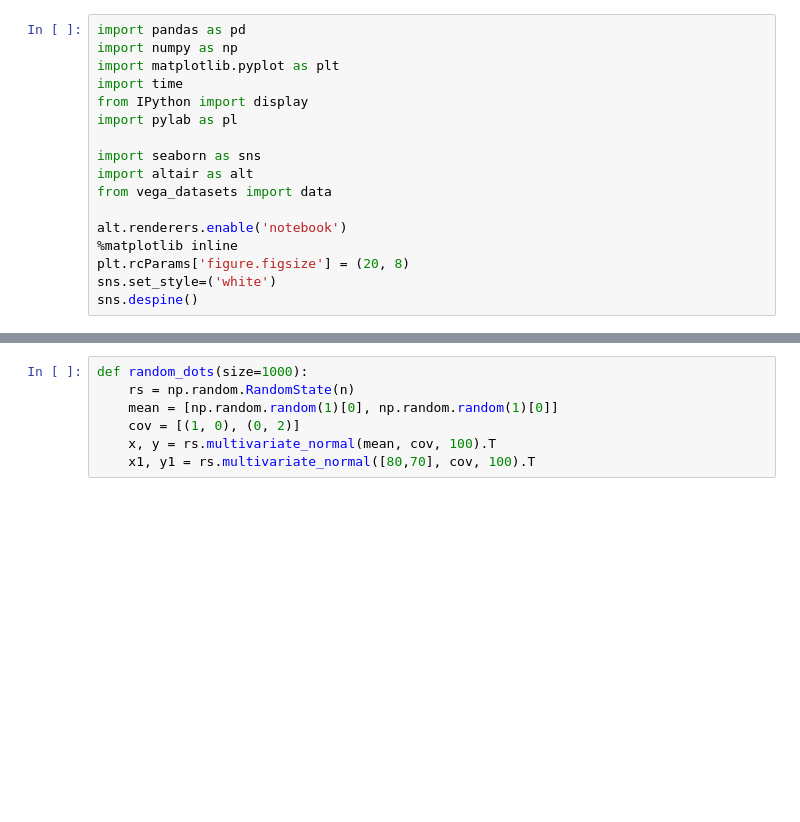
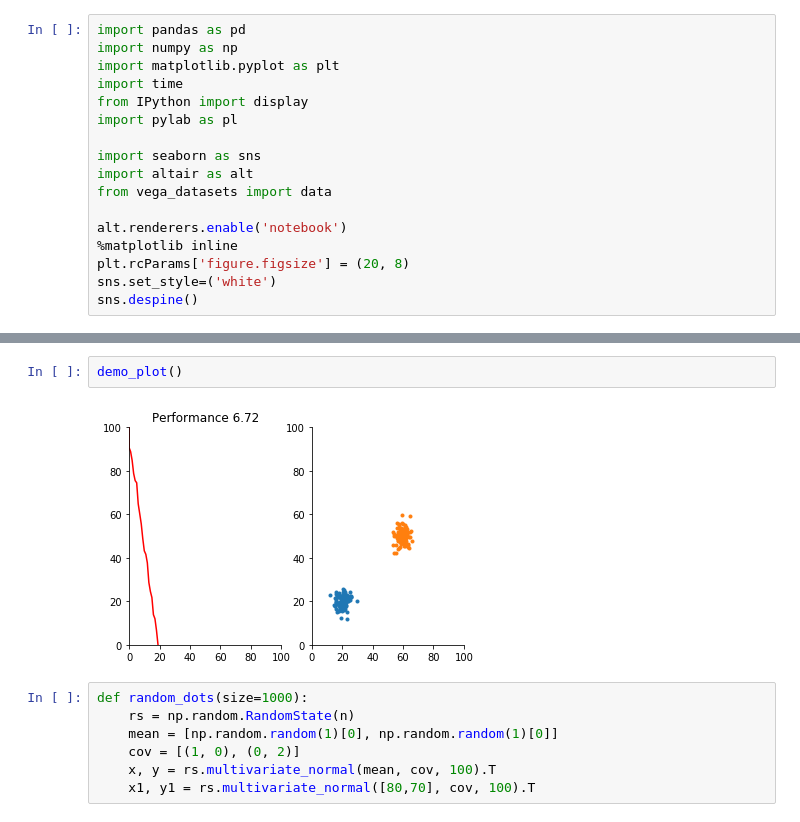
Before and after one commit to AndreasAlam/olac, a Jupyter notebook: olac/notebooks/sbe_vis_demo_dev.ipynb, the cells around one changed output, grey strips where cells are left out. Cells and saved outputs as stored; diff of their text form; blank space fills up the shorter version.

```diff
--- a/olac/notebooks/sbe_vis_demo_dev.ipynb
+++ b/olac/notebooks/sbe_vis_demo_dev.ipynb
@@ -57,3 +67,7 @@ for n in range(20):
+# %%
+demo_plot()
+# %% [output]
+[figure, added]
 # %%
 def random_dots(size=1000):
     rs = np.random.RandomState(n)
```
Also changed, not shown: parts of 2 cells of this notebook, 1 other file.
